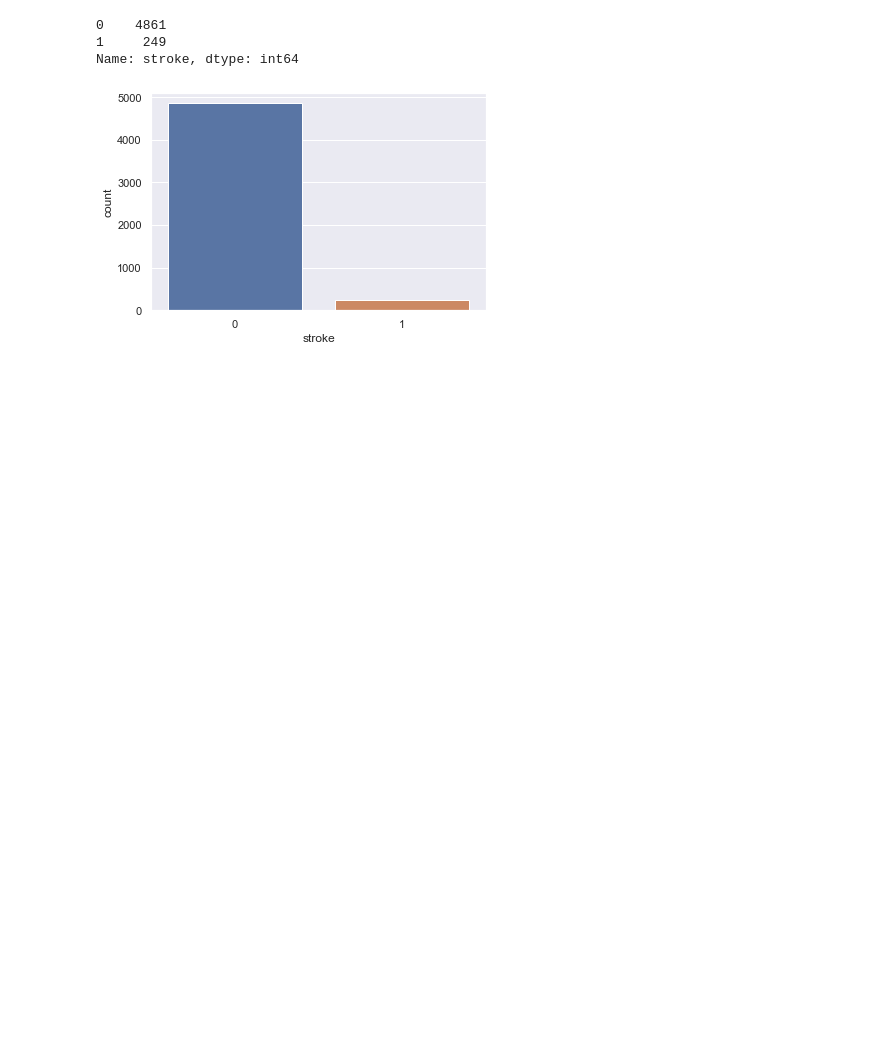
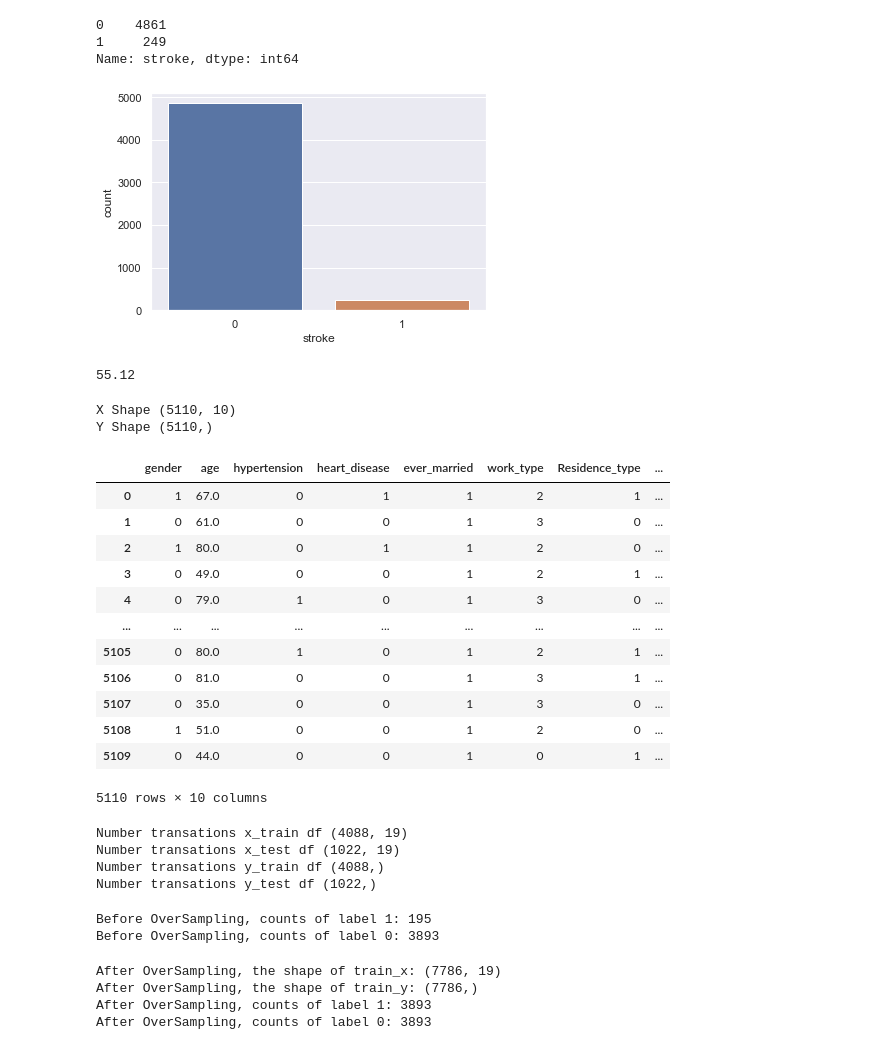
Before and after one commit to A-Sarayut/ML, a Jupyter notebook: oath_playground.ipynb, the cells around one changed output. Saved outputs shown, nothing was run; the diff lists cells and outputs as text; code cells hidden in the pictures; blank space fills up the shorter version.

```diff
--- a/oath_playground.ipynb
+++ b/oath_playground.ipynb
@@ -94,3 +93,39 @@ ax = sns.countplot(data=df,x='stroke')
 1     249
 Name: stroke, dtype: int64
 [figure]
+# %%
+le = LabelEncoder()
+df['gender'] = le.fit_transform(df['gender'])
+df['ever_married'] = le.fit_transform(df['ever_married'])
+df['work_type'] = le.fit_transform(df['work_type'])
+df['Residence_type'] = le.fit_transform(df['Residence_type'])
+df['smoking_status'] = le.fit_transform(df['smoking_status'])
+# %%
+df.avg_glucose_level.min()
+# %% [output]
+55.12
+# %%
+x = df.iloc[:,1:-1]
+y = df.iloc[:,-1].values
+
+print('X Shape', x.shape)
+print('Y Shape',y.shape)
+# %% [output]
+X Shape (5110, 10)
+Y Shape (5110,)
+# %%
+x
+# %% [output]
+|  | gender | age | hypertension | heart_disease | ever_married | work_type | Residence_type | ... |
+| 0 | 1 | 67.0 | 0 | 1 | 1 | 2 | 1 | ... |
+| 1 | 0 | 61.0 | 0 | 0 | 1 | 3 | 0 | ... |
+| 2 | 1 | 80.0 | 0 | 1 | 1 | 2 | 0 | ... |
+| 3 | 0 | 49.0 | 0 | 0 | 1 | 2 | 1 | ... |
+| 4 | 0 | 79.0 | 1 | 0 | 1 | 3 | 0 | ... |
+| ... | ... | ... | ... | ... | ... | ... | ... | ... |
+| 5105 | 0 | 80.0 | 1 | 0 | 1 | 2 | 1 | ... |
+| 5106 | 0 | 81.0 | 0 | 0 | 1 | 3 | 1 | ... |
+| 5107 | 0 | 35.0 | 0 | 0 | 1 | 3 | 0 | ... |
+| 5108 | 1 | 51.0 | 0 | 0 | 1 | 2 | 0 | ... |
+| 5109 | 0 | 44.0 | 0 | 0 | 1 | 0 | 1 | ... |
+5110 rows × 10 columns
@@ -96,0 +135,32 @@ Name: stroke, dtype: int64
+# %%
+X_train,X_test,y_train,y_test = train_test_split(x,y,test_size=0.2,random_state=0)
+
+print('Number transations x_train df',X_train.shape)
+print('Number transations x_test df',X_test.shape)
+print('Number transations y_train df',y_train.shape)
+print('Number transations y_test df',y_test.shape)
+# %% [output]
+Number transations x_train df (4088, 19)
+Number transations x_test df (1022, 19)
+Number transations y_train df (4088,)
+Number transations y_test df (1022,)
+# %%
+print('Before OverSampling, counts of label 1: {}'.format(sum(y_train==1)))
+print('Before OverSampling, counts of label 0: {} \n'.format(sum(y_train==0)))
+# %% [output]
+Before OverSampling, counts of label 1: 195
+Before OverSampling, counts of label 0: 3893
+# %%
+sm = SMOTE(random_state=2)
+X_train_res, y_train_res = sm.fit_resample(X_train,y_train.ravel())
+
+print('After OverSampling, the shape of train_x: {}'.format(X_train_res.shape))
+print('After OverSampling, the shape of train_y: {}'.format(y_train_res.shape))
+
+print('After OverSampling, counts of label 1: {}'.format(sum(y_train_res == 1)))
+print('After OverSampling, counts of label 0: {}'.format(sum(y_train_res == 0)))
+# %% [output]
+After OverSampling, the shape of train_x: (7786, 19)
+After OverSampling, the shape of train_y: (7786,)
+After OverSampling, counts of label 1: 3893
+After OverSampling, counts of label 0: 3893
```
Also changed, not shown: parts of 14 cells of this notebook, 3 other files.
